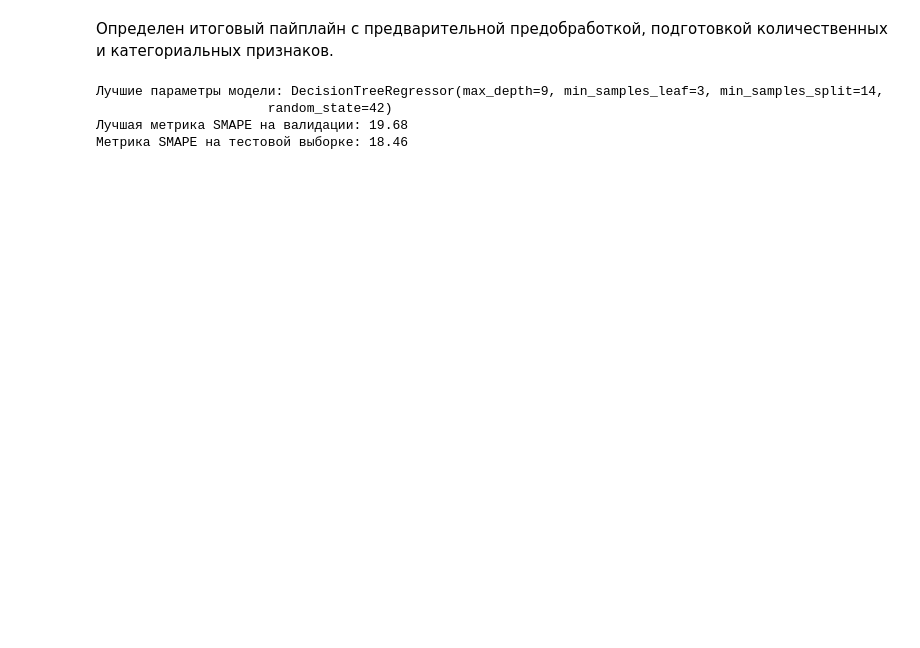
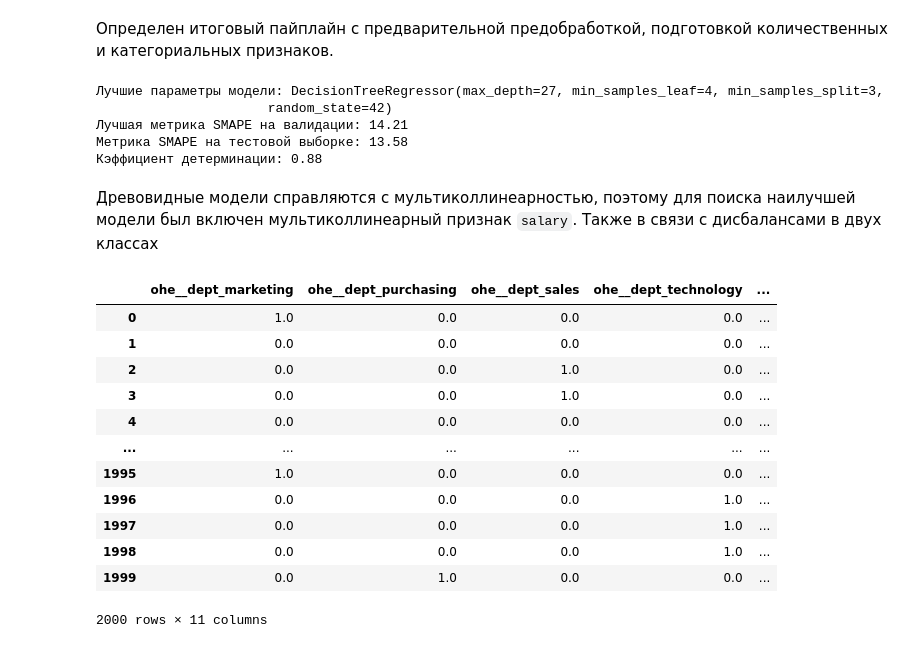
Before and after one commit to serguntsov/ML_HR_ANALYST, a Jupyter notebook: satisfaction_rate_job.ipynb, the cells around one changed output. Saved outputs shown, nothing was run; the diff lists cells and outputs as text; code cells hidden in the pictures; blank space fills up the shorter version.

Commit message:
добились хорошей метрики на древовидной модели

```diff
--- a/satisfaction_rate_job.ipynb
+++ b/satisfaction_rate_job.ipynb
@@ -551,11 +561,31 @@ X_test_scalled = preprocessor.transform(
                         )
 
 print('Метрика SMAPE на тестовой выборке:', round(smape_metric(y_test, model.predict(X_test_scalled)), 2))
+print('Кэффициент детерминации:', round(r2_score(y_test, model.predict(X_test_scalled)), 2))
 # %% [output]
-Лучшие параметры модели: DecisionTreeRegressor(max_depth=9, min_samples_leaf=3, min_samples_split=14,
+Лучшие параметры модели: DecisionTreeRegressor(max_depth=27, min_samples_leaf=4, min_samples_split=3,
                       random_state=42)
-Лучшая метрика SMAPE на валидации: 19.68
-Метрика SMAPE на тестовой выборке: 18.46
+Лучшая метрика SMAPE на валидации: 14.21
+Метрика SMAPE на тестовой выборке: 13.58
+Кэффициент детерминации: 0.88
+# %% [markdown]
+Древовидные модели справляются с мультиколлинеарностью, поэтому для поиска наилучшей модели был включен мультиколлинеарный признак `salary`. Также в связи с дисбалансами в двух классах
+# %%
+pd.DataFrame(data=preprocessor.transform(X_test), columns=preprocessor.get_feature_names_out())
+# %% [output]
+|  | ohe__dept_marketing | ohe__dept_purchasing | ohe__dept_sales | ohe__dept_technology | ... |
+| 0 | 1.0 | 0.0 | 0.0 | 0.0 | ... |
+| 1 | 0.0 | 0.0 | 0.0 | 0.0 | ... |
+| 2 | 0.0 | 0.0 | 1.0 | 0.0 | ... |
+| 3 | 0.0 | 0.0 | 1.0 | 0.0 | ... |
+| 4 | 0.0 | 0.0 | 0.0 | 0.0 | ... |
+| ... | ... | ... | ... | ... | ... |
+| 1995 | 1.0 | 0.0 | 0.0 | 0.0 | ... |
+| 1996 | 0.0 | 0.0 | 0.0 | 1.0 | ... |
+| 1997 | 0.0 | 0.0 | 0.0 | 1.0 | ... |
+| 1998 | 0.0 | 0.0 | 0.0 | 1.0 | ... |
+| 1999 | 0.0 | 1.0 | 0.0 | 0.0 | ... |
+2000 rows × 11 columns
 # %%
 feature_importance = pd.DataFrame({'Feature': preprocessor.get_feature_names_out(), 'Importance': np.abs(model.feature_importances_)})
 feature_importance = feature_importance.sort_values('Importance', ascending=True)
```
Also changed, not shown: parts of 9 cells of this notebook.
